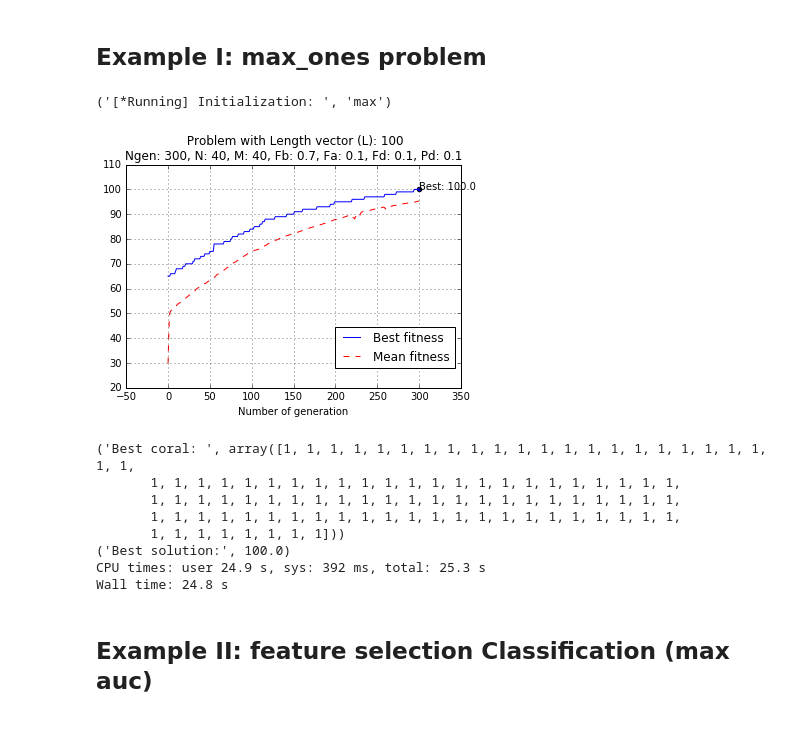
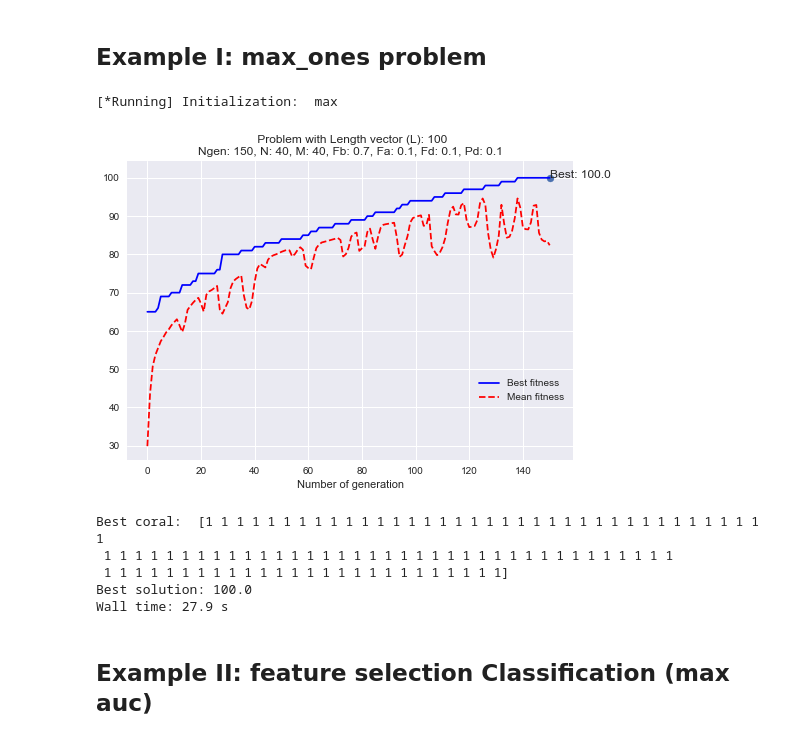
Before and after one commit to VictorPelaez/coral-reef-optimization-algorithm, a Jupyter notebook: cro/test.ipynb, the cells around one changed output. Cells and saved outputs as stored; diff of their text form; code cells hidden in the pictures.

```diff
--- a/cro/test.ipynb
+++ b/cro/test.ipynb
@@ -5,39 +5,36 @@
 # %%
 import numpy as np
 import seaborn as sns
 from cro import *
 from fitness import max_ones
 
 ## ------------------------------------------------------
 ## Parameters initialization
 
-Ngen = 300                 # Number of generations
+Ngen = 150                 # Number of generations
 N  = 40                    # MxN: reef size
 M  = 40                    # MxN: reef size
 Fb = 0.7                   # Broadcast prob.
 Fa = 0.1                   # Asexual reproduction prob.
 Fd = 0.1                   # Fraction of the corals to be eliminated in the depredation operator.
 r0 = 0.6                   # Free/total initial proportion
 k  = 3                     # Number of opportunities for a new coral to settle in the reef
 Pd = 0.1                   # Depredation prob.
 opt= 'max'                 # flag: 'max' for maximizing and 'min' for minimizing
 L = 100
 ke = 0.2
 ## ------------------------------------------------------
 
 cro = CRO(Ngen, N, M, Fb, Fa, Fd, r0, k, Pd, max_ones, opt, L, verbose=False, ke=ke)
 %time (REEF, REEFpob, REEFfitness, ind_best, Bestfitness, Meanfitness) = cro.fit()
 # %% [output]
-('[*Running] Initialization: ', 'max')
+[*Running] Initialization:  max
-[figure, old version]
+[figure, new version]
-('Best coral: ', array([1, 1, 1, 1, 1, 1, 1, 1, 1, 1, 1, 1, 1, 1, 1, 1, 1, 1, 1, 1, 1, 1, 1,
-       1, 1, 1, 1, 1, 1, 1, 1, 1, 1, 1, 1, 1, 1, 1, 1, 1, 1, 1, 1, 1, 1, 1,
-       1, 1, 1, 1, 1, 1, 1, 1, 1, 1, 1, 1, 1, 1, 1, 1, 1, 1, 1, 1, 1, 1, 1,
-       1, 1, 1, 1, 1, 1, 1, 1, 1, 1, 1, 1, 1, 1, 1, 1, 1, 1, 1, 1, 1, 1, 1,
-       1, 1, 1, 1, 1, 1, 1, 1]))
-('Best solution:', 100.0)
-CPU times: user 24.9 s, sys: 392 ms, total: 25.3 s
-Wall time: 24.8 s
+Best coral:  [1 1 1 1 1 1 1 1 1 1 1 1 1 1 1 1 1 1 1 1 1 1 1 1 1 1 1 1 1 1 1 1 1 1 1 1 1
+ 1 1 1 1 1 1 1 1 1 1 1 1 1 1 1 1 1 1 1 1 1 1 1 1 1 1 1 1 1 1 1 1 1 1 1 1 1
+ 1 1 1 1 1 1 1 1 1 1 1 1 1 1 1 1 1 1 1 1 1 1 1 1 1 1]
+Best solution: 100.0
+Wall time: 27.9 s
 # %% [markdown]
 ## Example II: feature selection Classification (max auc)
 # %% [markdown]
```
Also changed, not shown: parts of 2 cells of this notebook, 1 other file.
